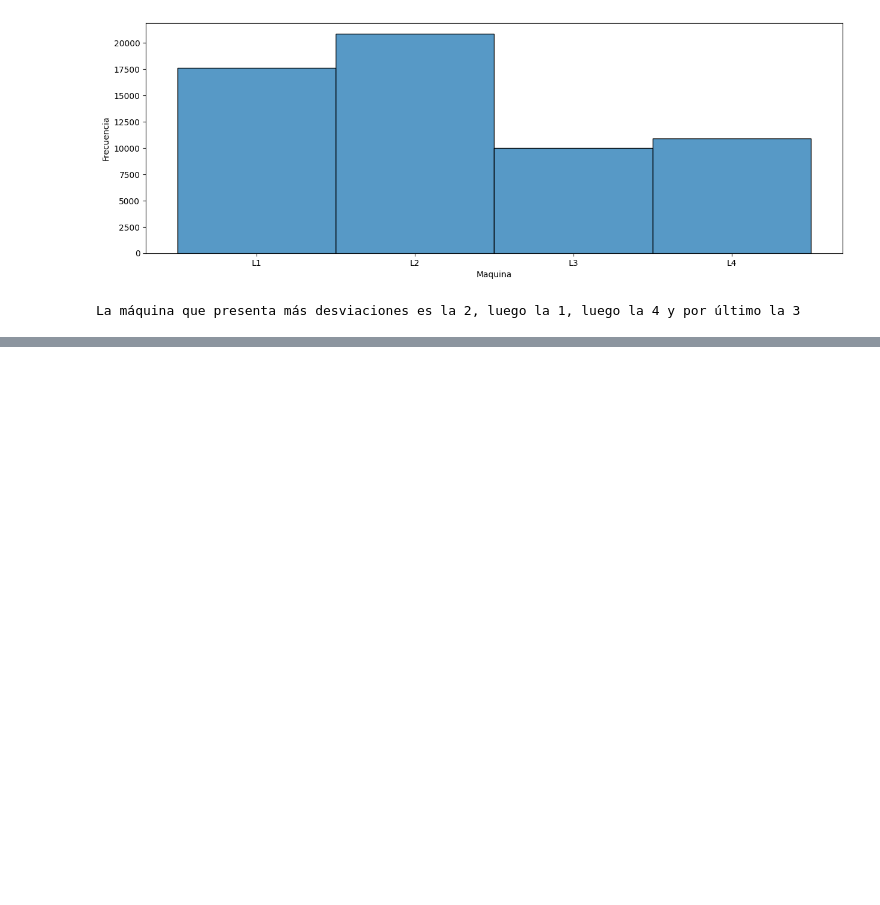
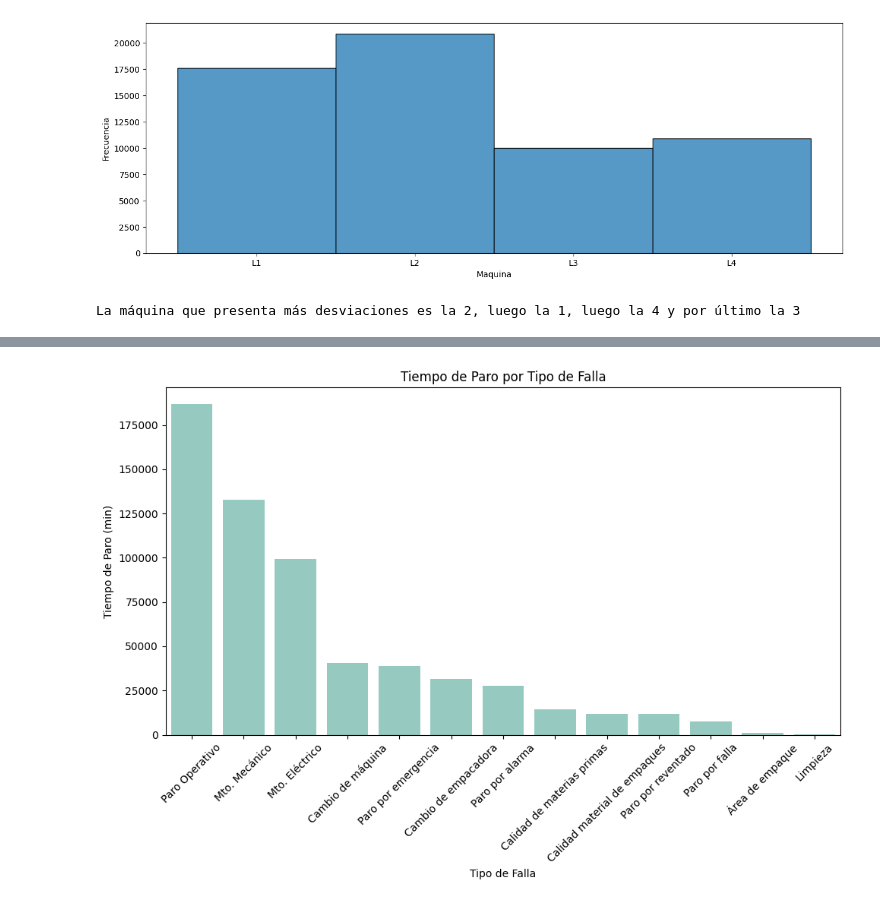
Before and after one commit to 19Juan/aaaa, a Jupyter notebook: src/explore.ipynb, the cells around one changed output, grey strips where cells are left out. Saved outputs shown, nothing was run; the diff lists cells and outputs as text; code cells hidden in the pictures; blank space fills up the shorter version.

```diff
--- a/src/explore.ipynb
+++ b/src/explore.ipynb
@@ -77 +100,16 @@ Las paradas se dan en su mayoría por paro por emergencia
+# %%
+#ahora quiero graficar esos tiempos de paro por tipo de falla ordenado de mayor a menor
+import matplotlib.pyplot as plt
+import seaborn as sns
+fig, ax = plt.subplots(figsize=(10, 7))
+sns.barplot(x=df.groupby('Tipo')['Tiempo del paro (min)'].sum().sort_values(ascending=False).index,
+            y=df.groupby('Tipo')['Tiempo del paro (min)'].sum().sort_values(ascending=False).values, ax=ax)
+ax.set_xlabel('Tipo de Falla')
+ax.set_ylabel('Tiempo de Paro (min)')
+ax.set_title('Tiempo de Paro por Tipo de Falla')
+plt.xticks(rotation=45)
+plt.tight_layout()
+plt.show()
+# %% [output]
+[figure, added]
 # %%
```
Also changed, not shown: parts of 5 cells of this notebook.
